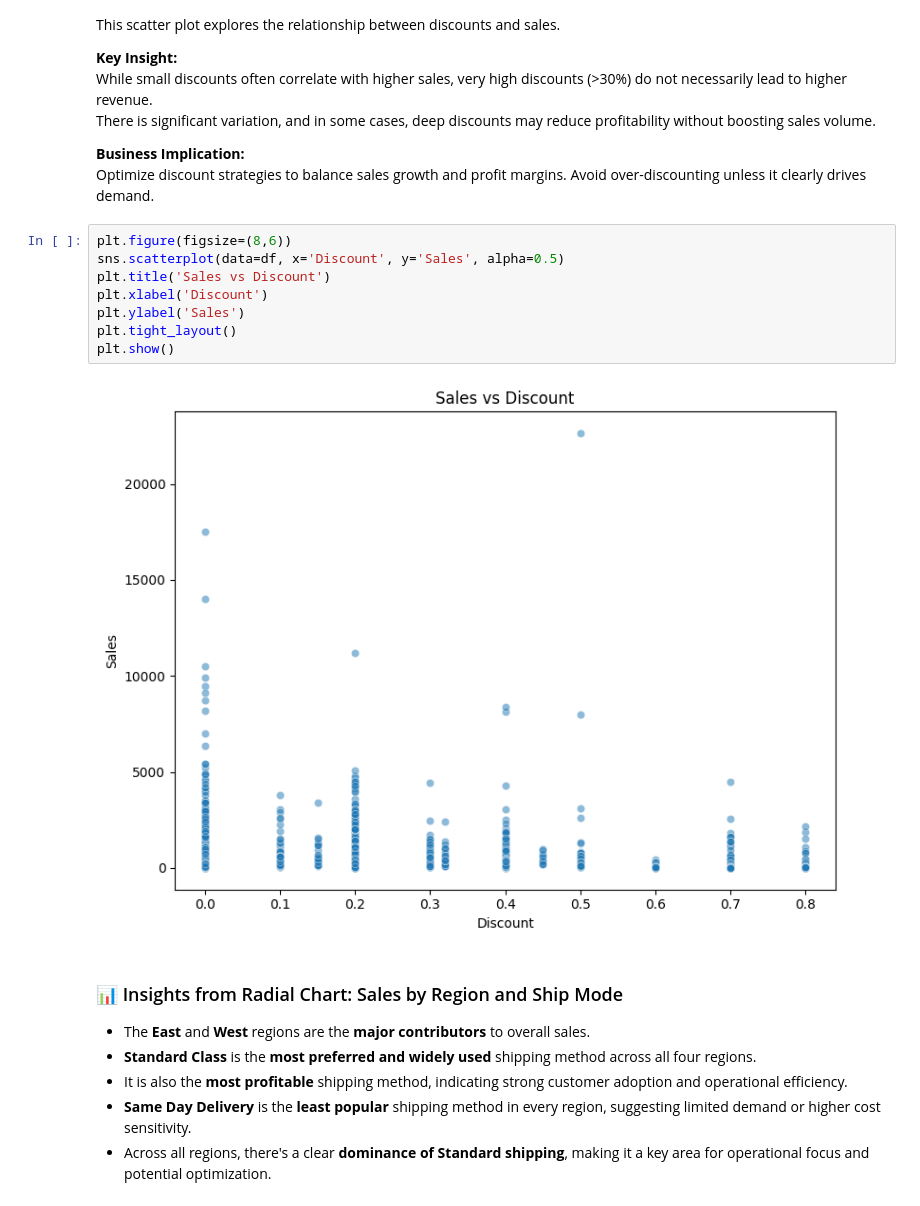
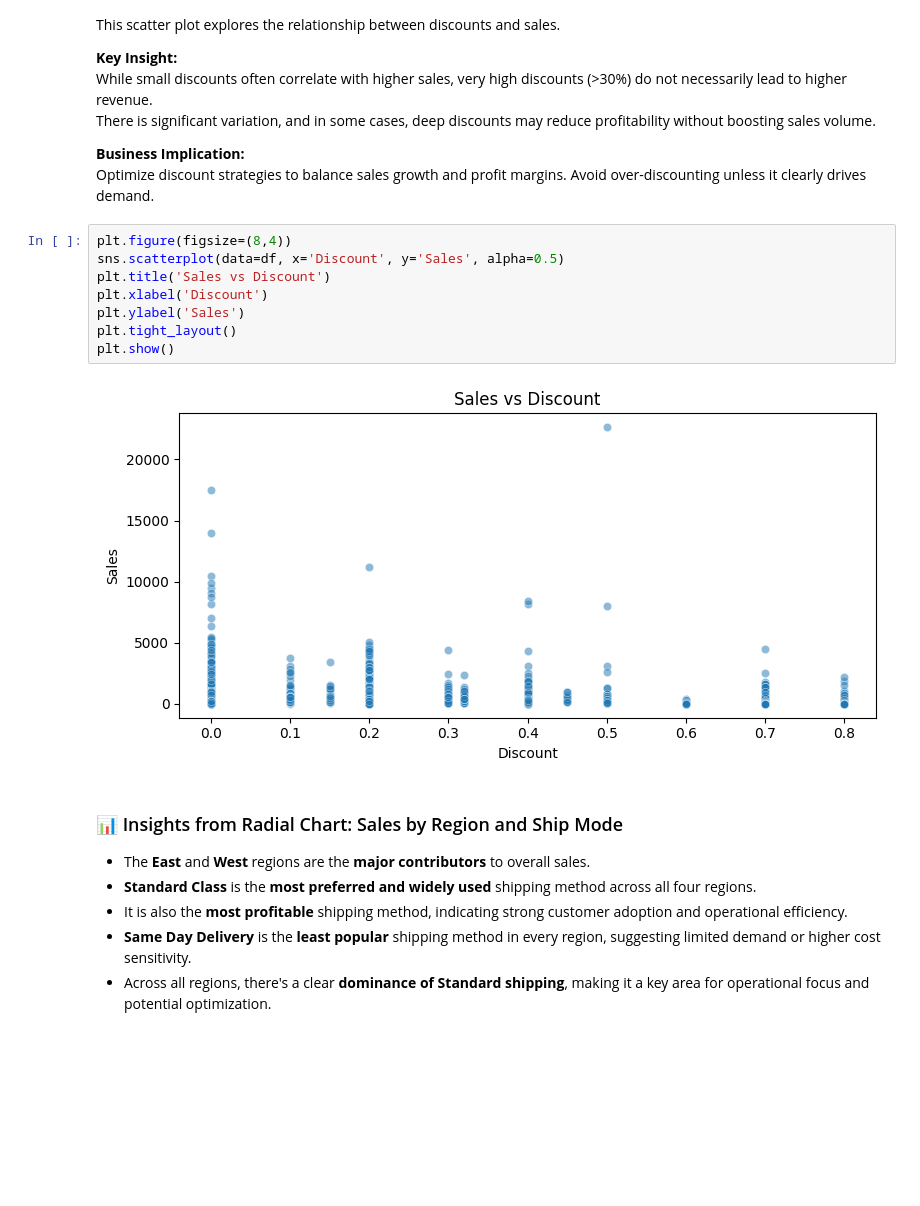
Before and after one commit to sanazgolriz/ThatDataGirl-Portfolio, a Jupyter notebook: sales-trends-dashboard/SalesTrendsNotebook.ipynb, the cells around one changed output. Saved outputs shown, nothing was run; the diff lists cells and outputs as text; blank space fills up the shorter version.

```diff
--- a/sales-trends-dashboard/SalesTrendsNotebook.ipynb
+++ b/sales-trends-dashboard/SalesTrendsNotebook.ipynb
@@ -114,15 +118,15 @@ There is significant variation, and in some cases, deep discounts may reduce pro
 **Business Implication:**
 Optimize discount strategies to balance sales growth and profit margins. Avoid over-discounting unless it clearly drives demand.
 # %%
-plt.figure(figsize=(8,6))
+plt.figure(figsize=(8,4))
 sns.scatterplot(data=df, x='Discount', y='Sales', alpha=0.5)
 plt.title('Sales vs Discount')
 plt.xlabel('Discount')
 plt.ylabel('Sales')
 plt.tight_layout()
 plt.show()
 # %% [output]
-[figure, old version]
+[figure, new version]
 # %% [markdown]
 ### 📊 Insights from Radial Chart: Sales by Region and Ship Mode
 
```
Also changed, not shown: parts of 15 cells of this notebook.
